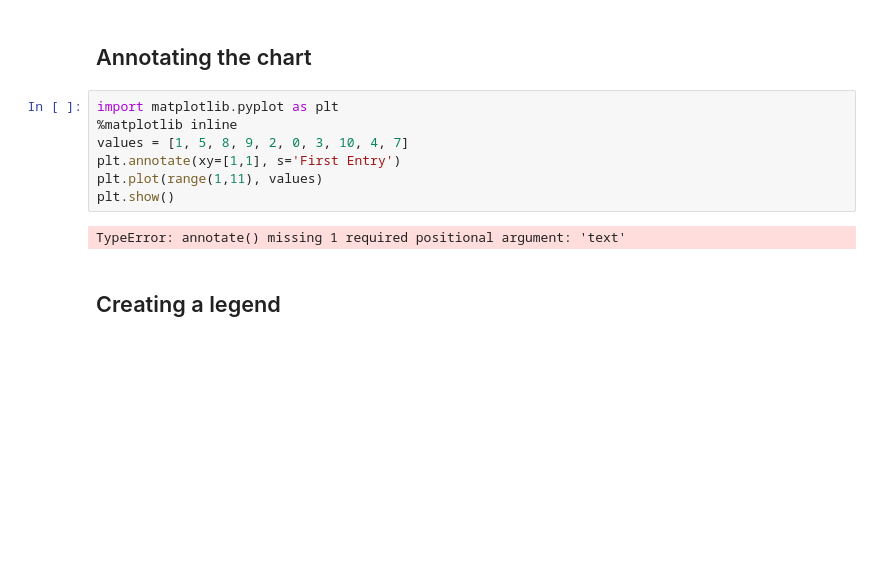
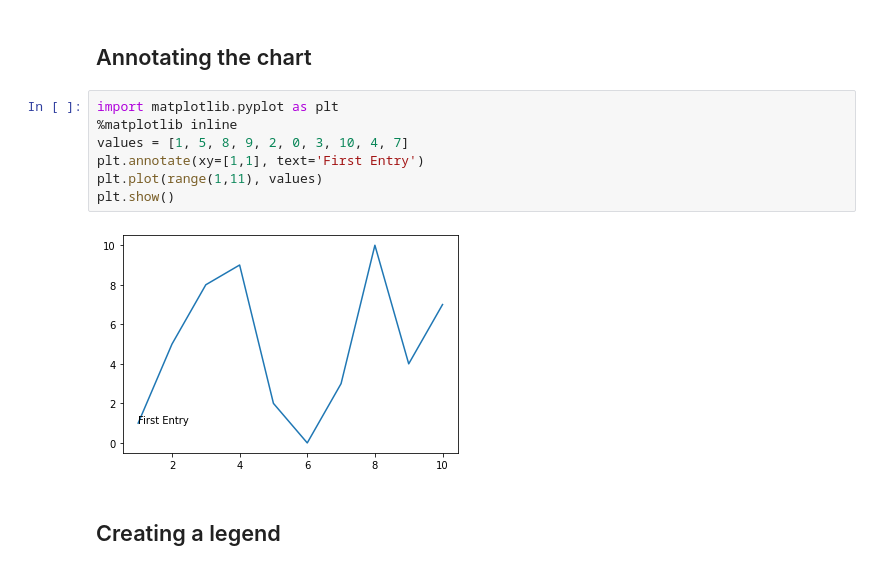
Before and after one commit to chrisminnick/caio4d2e, a Jupyter notebook: BOOK_6_EVALUATING_DATA/CAIO4D2E_0603_Getting_a_Crash_Course_in_MatPlotLib.ipynb, the cells around one changed output. Saved outputs shown, nothing was run; the diff lists cells and outputs as text; blank space fills up the shorter version.

```diff
--- a/BOOK_6_EVALUATING_DATA/CAIO4D2E_0603_Getting_a_Crash_Course_in_MatPlotLib.ipynb
+++ b/BOOK_6_EVALUATING_DATA/CAIO4D2E_0603_Getting_a_Crash_Course_in_MatPlotLib.ipynb
@@ -137,12 +137,12 @@ plt.show()
 # %%
 import matplotlib.pyplot as plt
 %matplotlib inline
 values = [1, 5, 8, 9, 2, 0, 3, 10, 4, 7]
-plt.annotate(xy=[1,1], s='First Entry')
+plt.annotate(xy=[1,1], text='First Entry')
 plt.plot(range(1,11), values)
 plt.show()
 # %% [output]
-TypeError: annotate() missing 1 required positional argument: 'text'
+[figure, added]
 # %% [markdown]
 ## Creating a legend
 # %%
```
Also changed, not shown: parts of 1 cell of this notebook.
